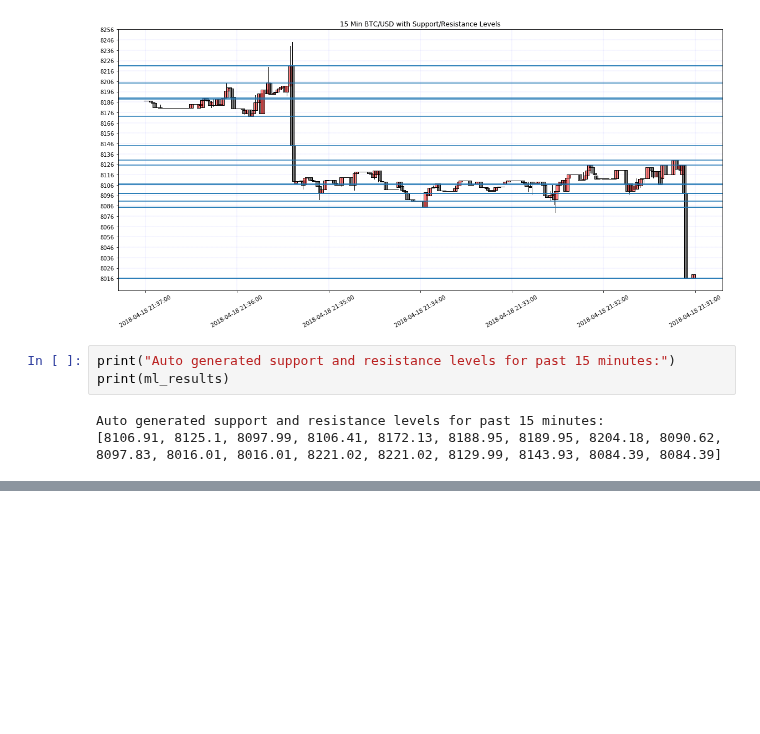
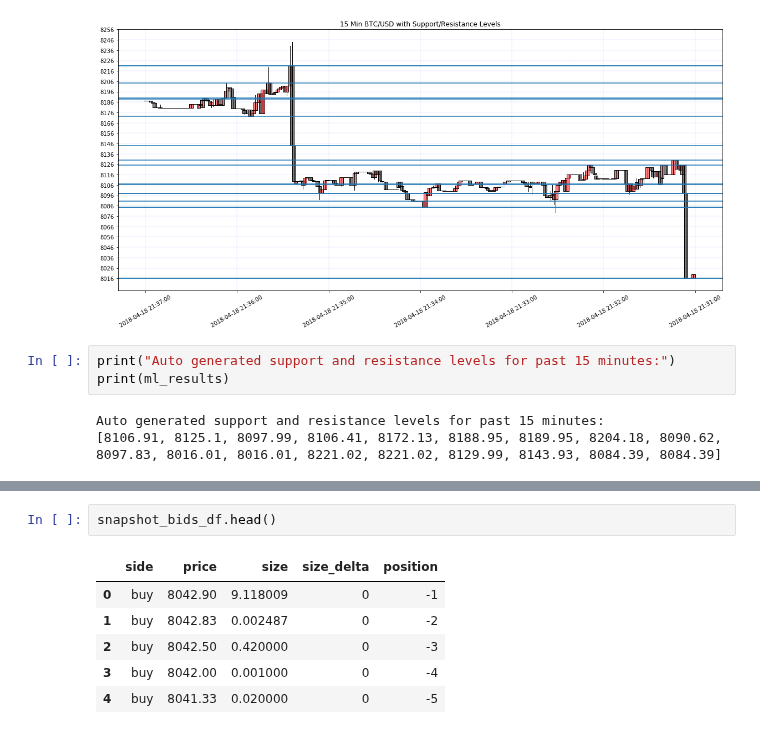
Before and after one commit to timothyyu/gdax-orderbook-ml, a Jupyter notebook: test_input_feature_expansion.ipynb, the cells around one changed output, grey strips where cells are left out. Saved outputs shown, nothing was run; the diff lists cells and outputs as text; blank space fills up the shorter version.

```diff
--- a/test_input_feature_expansion.ipynb
+++ b/test_input_feature_expansion.ipynb
@@ -240,0 +272,9 @@ Auto generated support and resistance levels for past 15 minutes:
+# %%
+snapshot_bids_df.head()
+# %% [output]
+|  | side | price | size | size_delta | position |
+| 0 | buy | 8042.90 | 9.118009 | 0 | -1 |
+| 1 | buy | 8042.83 | 0.002487 | 0 | -2 |
+| 2 | buy | 8042.50 | 0.420000 | 0 | -3 |
+| 3 | buy | 8042.00 | 0.001000 | 0 | -4 |
+| 4 | buy | 8041.33 | 0.020000 | 0 | -5 |
```
Also changed, not shown: parts of 3 cells of this notebook.
